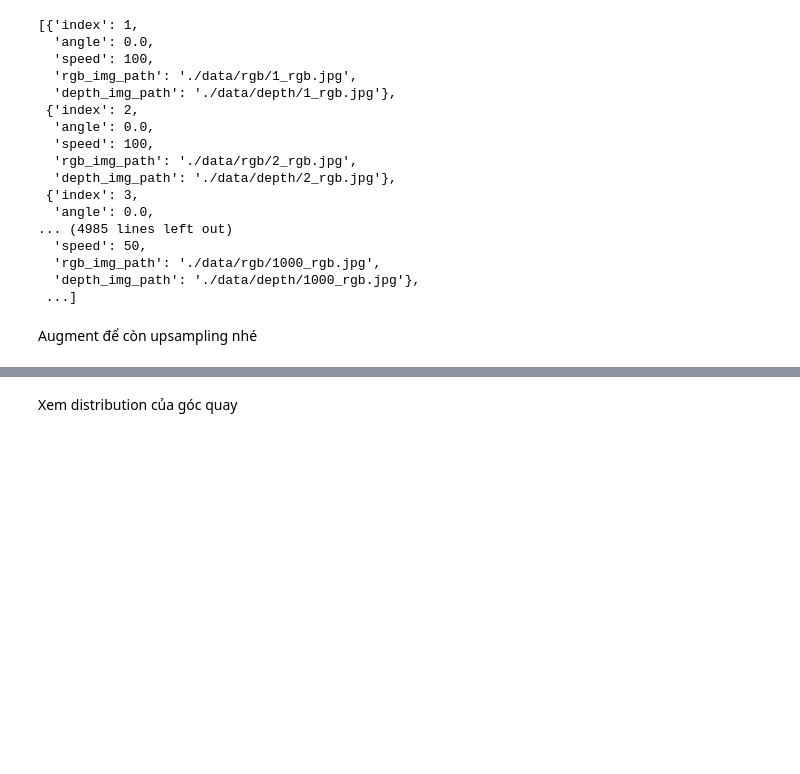
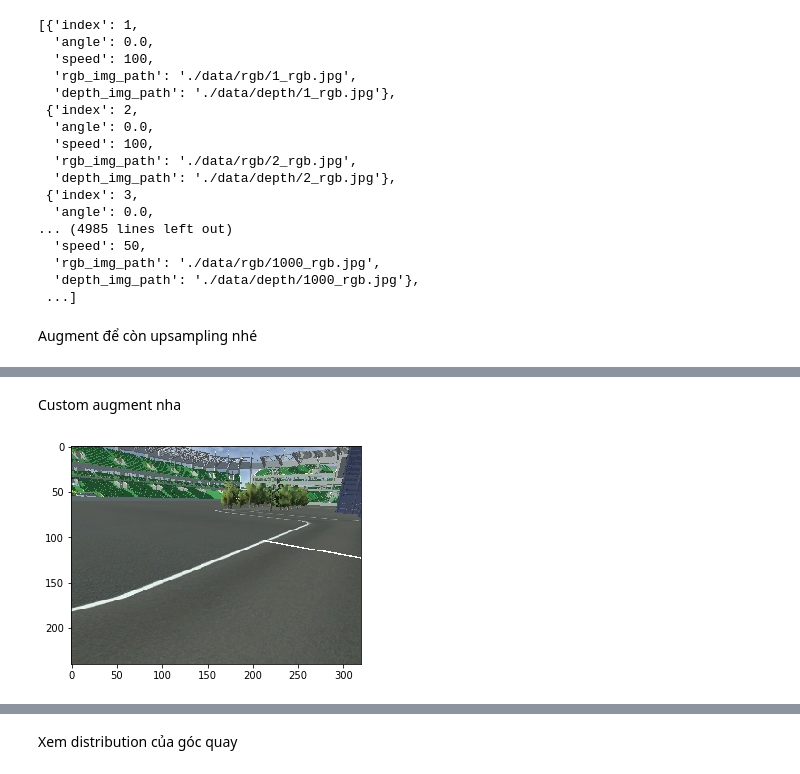
Before and after one commit to hit-haui/model_notTrashCar, a Jupyter notebook: data_normalize.ipynb, the cells around one changed output, grey strips where cells are left out. Drawn from its saved outputs; the diff is of its cells as text; code cells hidden in the pictures; blank space fills up the shorter version.

Commit message:
New type of augment added

```diff
--- a/data_normalize.ipynb
+++ b/data_normalize.ipynb
@@ -95,0 +98,2 @@ print(-random_sample['angle'])
+# %% [markdown]
+Custom augment nha
@@ -95,0 +102,6 @@ print(-random_sample['angle'])
+# %%
+random_sample = random.choice(labels_file)
+test_img = cv2.imread(random_sample['rgb_img_path'])
+show_img(test_img)
+# %% [output]
+[figure, added]
```
Also changed, not shown: parts of 23 cells of this notebook, 1 other file.
